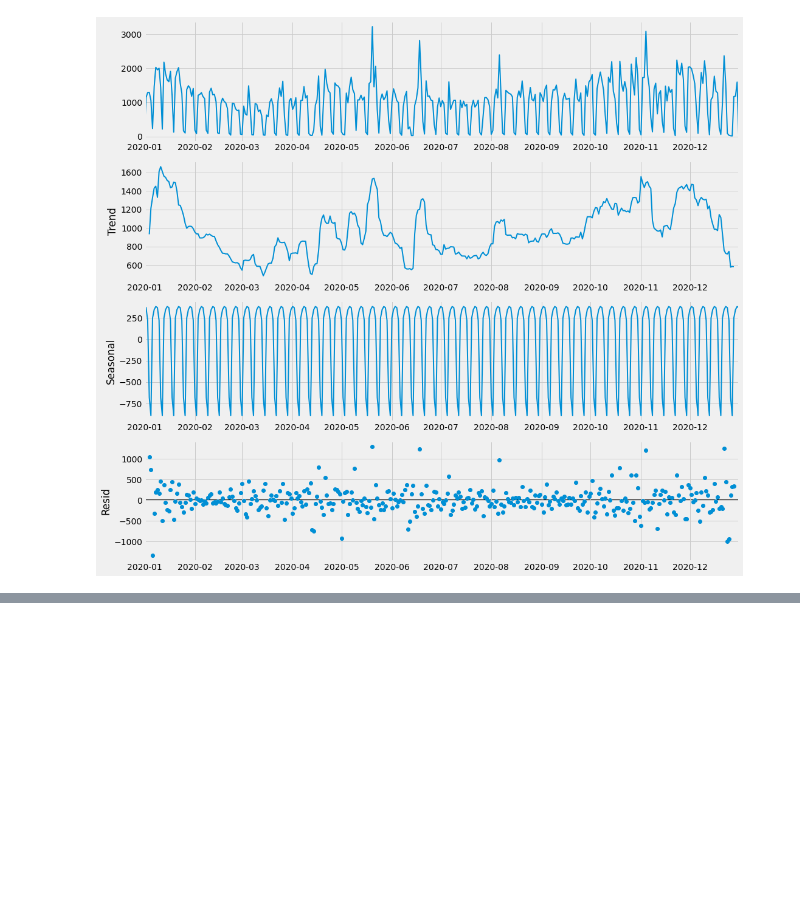
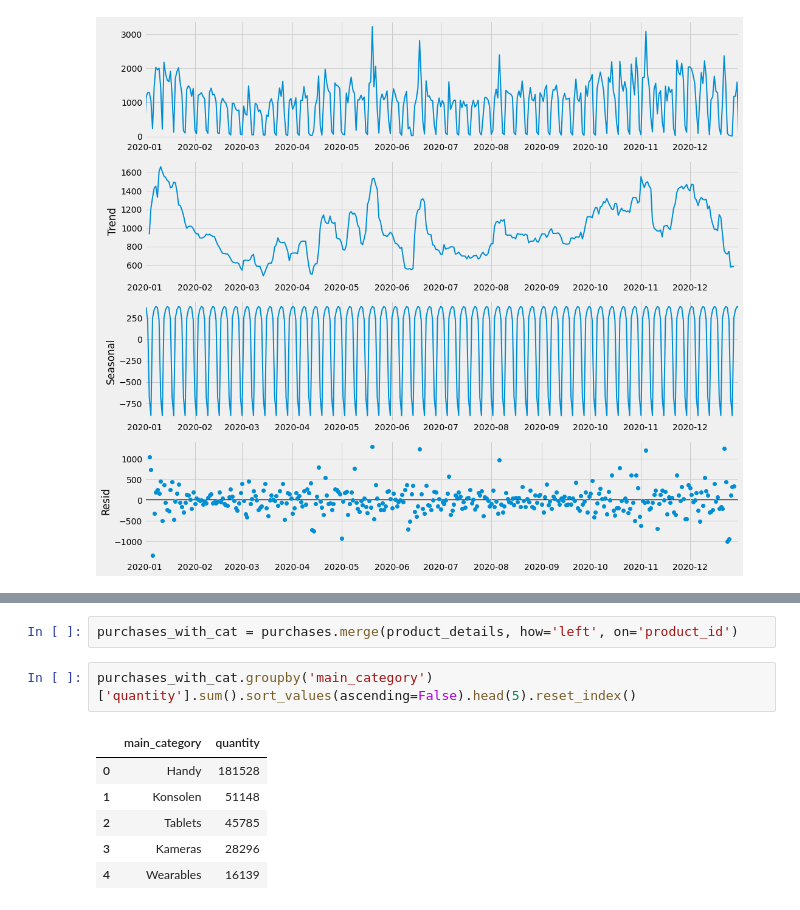
Before and after one commit to samarthum/rebuy_case_study, a Jupyter notebook: notebooks/Purchase.ipynb, the cells around one changed output, grey strips where cells are left out. Drawn from its saved outputs; the diff is of its cells as text; blank space fills up the shorter version.

```diff
--- a/notebooks/Purchase.ipynb
+++ b/notebooks/Purchase.ipynb
@@ -59,0 +133,11 @@ plot_by_day_of_week(daily, title='Purchases across days of the week',
+# %%
+purchases_with_cat = purchases.merge(product_details, how='left', on='product_id')
+# %%
+purchases_with_cat.groupby('main_category')['quantity'].sum().sort_values(ascending=False).head(5).reset_index()
+# %% [output]
+|  | main_category | quantity |
+| 0 | Handy | 181528 |
+| 1 | Konsolen | 51148 |
+| 2 | Tablets | 45785 |
+| 3 | Kameras | 28296 |
+| 4 | Wearables | 16139 |
```
Also changed, not shown: parts of 19 cells of this notebook, 2 other files.
